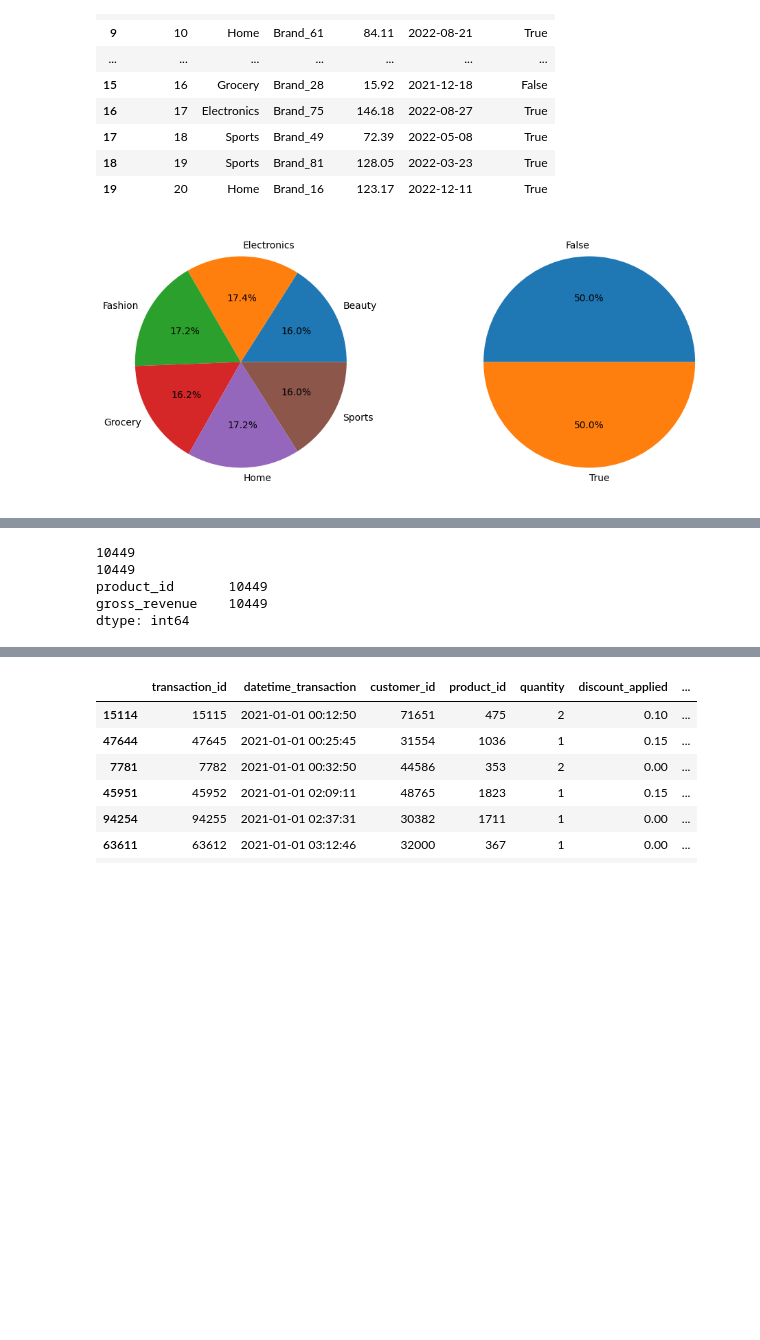
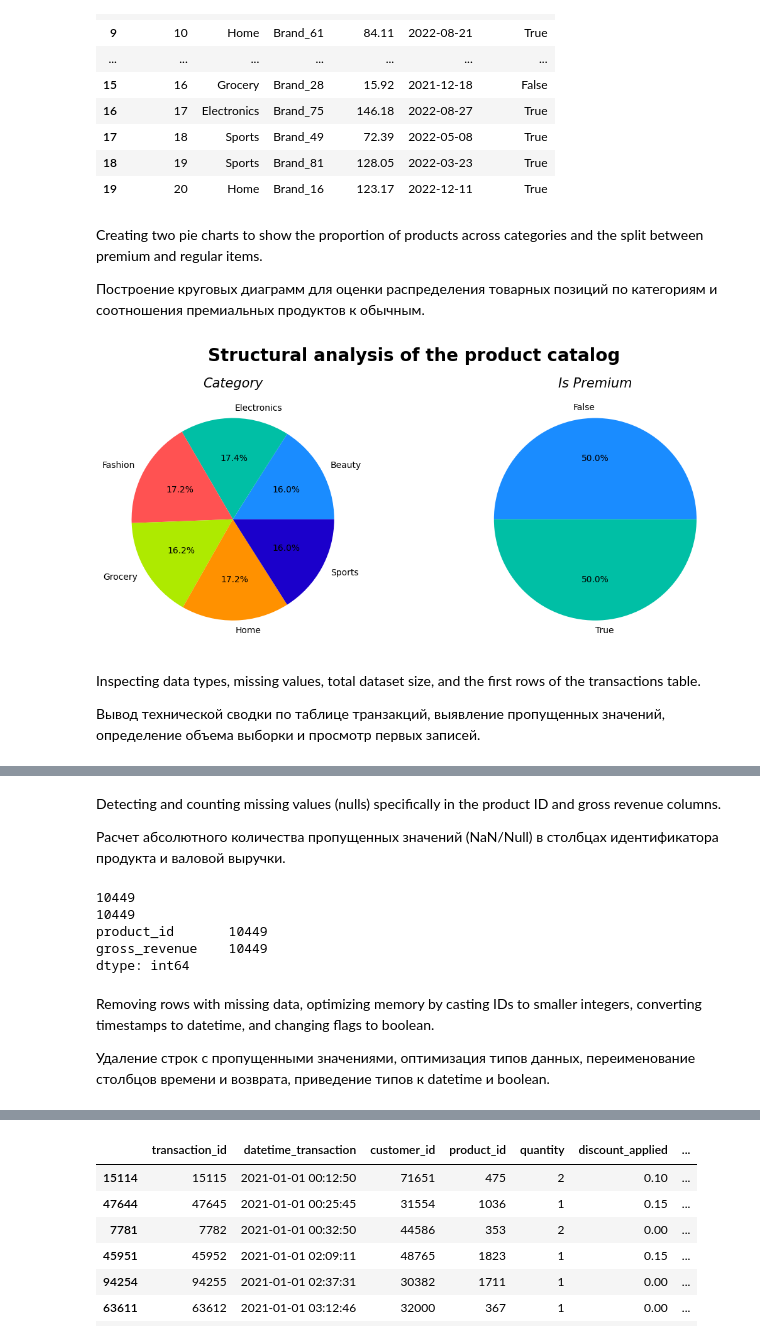
Before and after one commit to abdyrahym-begenjov/kaggle-data-analysis, a Jupyter notebook: Marketing & E-Commerce/e-commerce.ipynb, the cells around one changed output, grey strips where cells are left out. Drawn from its saved outputs; the diff is of its cells as text; code cells hidden in the pictures; blank space fills up the shorter version.

```diff
--- a/Marketing & E-Commerce/e-commerce.ipynb
+++ b/Marketing & E-Commerce/e-commerce.ipynb
@@ -347,12 +421,12 @@ display(group_df2.head(20))
 # %%
+my_colors_pack=['#1a8cff', '#00bfa5', '#ff5252', '#aeea00', '#ff9100', "#1b00cb", '#78909c']
 fig, axes=plt.subplots(2, 2, figsize=(12, 10))
-df2_pie1=group_df2.groupby('country', as_index=False)['customer_id'].count()
-axes[0, 0].pie(df2_pie1['customer_id'], labels=df2_pie1['country'], autopct='%1.1f%%')
-df2_pie2=group_df2.groupby('age_status', as_index=False)['customer_id'].count()
-axes[0, 1].pie(df2_pie2['customer_id'], labels=df2_pie2['age_status'], autopct='%1.1f%%')
-df2_pie3=group_df2.groupby('gender', as_index=False)['customer_id'].count()
-axes[1, 0].pie(df2_pie3['customer_id'], labels=df2_pie3['gender'], autopct='%1.1f%%')
-df2_pie4=group_df2.groupby('loyalty_tier', as_index=False)['customer_id'].count()
-axes[1, 1].pie(df2_pie4['customer_id'], labels=df2_pie4['loyalty_tier'], autopct='%1.1f%%')
+lst=['country', 'age_status', 'gender', 'loyalty_tier']
+for idx, row in zip(product([0, 1], range(2)), lst):
+    df2_pie=group_df2.groupby(row, as_index=False)['customer_id'].count()
+    axes[idx[0], idx[1]].pie(df2_pie['customer_id'], labels=df2_pie[row], colors=my_colors_pack, autopct='%1.1f%%')
+    axes[idx[0], idx[1]].set_title(row.replace('_', ' ').title(), fontsize=15, style='italic')
+plt.suptitle('Customer base analysis', fontsize=20, fontweight='bold')
+plt.tight_layout()
 plt.show()
 # %% [output]
@@ -450,15 +536,27 @@ memory usage: 261.9 KB
 | 17 | 18 | Sports | Brand_49 | 72.39 | 2022-05-08 | True |
 | 18 | 19 | Sports | Brand_81 | 128.05 | 2022-03-23 | True |
 | 19 | 20 | Home | Brand_16 | 123.17 | 2022-12-11 | True |
+# %% [markdown]
+Creating two pie charts to show the proportion of products across categories and the split between premium and regular items.
+
+Построение круговых диаграмм для оценки распределения товарных позиций по категориям и соотношения премиальных продуктов к обычным.
 # %%
 fig, axes=plt.subplots(1, 2, figsize=(12, 5))
 df3_pie1=df3.groupby('category', as_index=False)['brand'].nunique()
-axes[0].pie(df3_pie1['brand'], labels=df3_pie1['category'], autopct='%1.1f%%')
+axes[0].pie(df3_pie1['brand'], labels=df3_pie1['category'], colors=my_colors_pack, autopct='%1.1f%%')
+axes[0].set_title('Category', fontsize=15, style='italic')
 df3_pie2=df3.groupby('is_premium', as_index=False)['product_id'].count()
-axes[1].pie(df3_pie2['product_id'], labels=df3_pie2['is_premium'], autopct='%1.1f%%')
+axes[1].pie(df3_pie2['product_id'], labels=df3_pie2['is_premium'], colors=my_colors_pack, autopct='%1.1f%%')
+axes[1].set_title('Is Premium', fontsize=15, style='italic')
+plt.suptitle('Structural analysis of the product catalog', fontsize=20, fontweight='bold')
+plt.tight_layout()
 plt.show()
 # %% [output]
-[figure, old version]
+[figure, new version]
+# %% [markdown]
+Inspecting data types, missing values, total dataset size, and the first rows of the transactions table.
+
+Вывод технической сводки по таблице транзакций, выявление пропущенных значений, определение объема выборки и просмотр первых записей.
 # %%
 df4.info(memory_usage='deep')
 print(df4.shape)
@@ -498,6 +596,10 @@ memory usage: 13.0 MB
 | 17 | 18 | 2023-03-30 16:42:58 | 75725 | 785.0 | 1 | 0.00 | 138.25 | ... |
 | 18 | 19 | 2021-07-26 14:10:11 | 11918 | 1960.0 | 1 | 0.00 | 251.08 | ... |
 | 19 | 20 | 2023-07-31 13:11:49 | 30583 | 899.0 | 1 | 0.00 | -176.65 | ... |
+# %% [markdown]
+Detecting and counting missing values (nulls) specifically in the product ID and gross revenue columns.
+
+Расчет абсолютного количества пропущенных значений (NaN/Null) в столбцах идентификатора продукта и валовой выручки.
 # %%
 print(df4['product_id'].isna().sum())
 print(df4['gross_revenue'].isna().sum())
@@ -508,6 +610,10 @@ print(df4[['product_id', 'gross_revenue']].isna().sum())
 product_id       10449
 gross_revenue    10449
 dtype: int64
+# %% [markdown]
+Removing rows with missing data, optimizing memory by casting IDs to smaller integers, converting timestamps to datetime, and changing flags to boolean.
+
+Удаление строк с пропущенными значениями, оптимизация типов данных, переименование столбцов времени и возврата, приведение типов к datetime и boolean.
 # %%
 df4=df4.dropna()
 group_columns=['transaction_id', 'customer_id', 'product_id', 'quantity', 'campaign_id']
```
Also changed, not shown: parts of 48 cells of this notebook.
